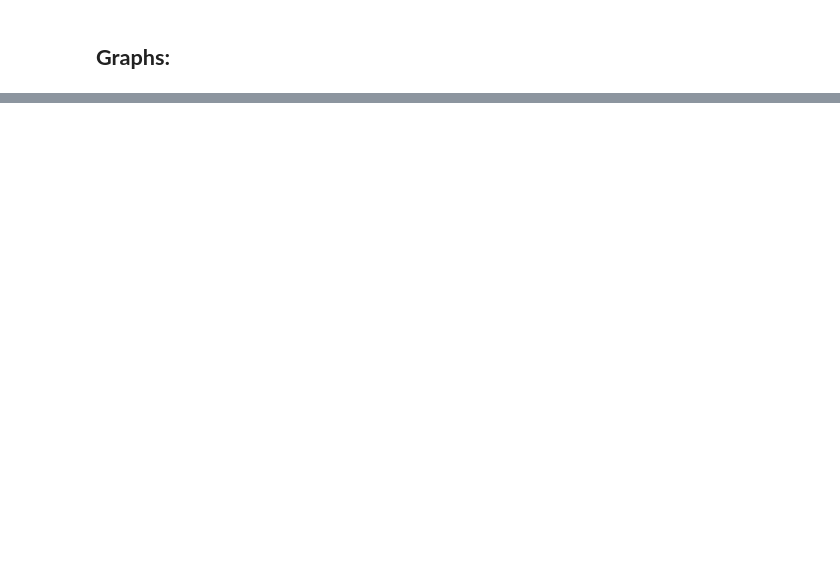
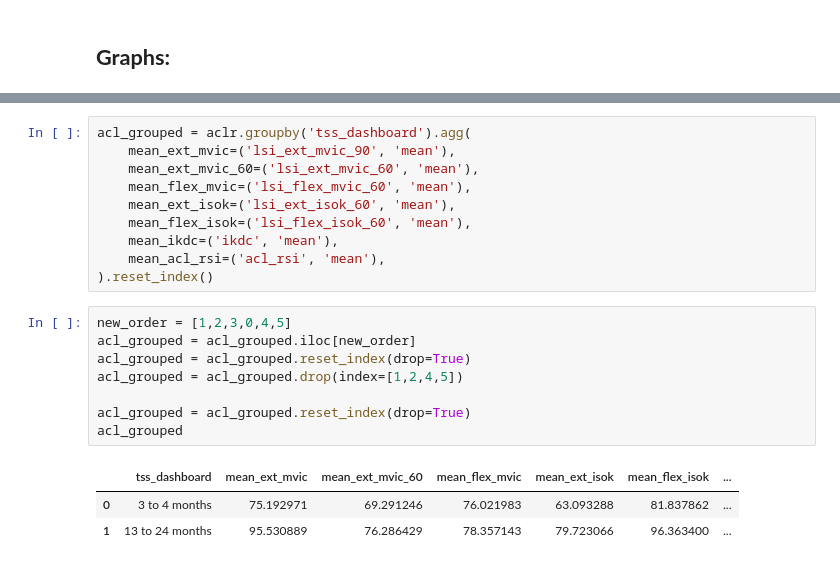
Before and after one commit to yxb8mh/finalproj, a Jupyter notebook: Initial_graphs.ipynb, the cells around one changed output, grey strips where cells are left out. Cells and saved outputs as stored; diff of their text form; blank space fills up the shorter version.

```diff
--- a/Initial_graphs.ipynb
+++ b/Initial_graphs.ipynb
@@ -70,0 +72,22 @@ plt.show()
+# %%
+acl_grouped = aclr.groupby('tss_dashboard').agg(
+    mean_ext_mvic=('lsi_ext_mvic_90', 'mean'),
+    mean_ext_mvic_60=('lsi_ext_mvic_60', 'mean'),
+    mean_flex_mvic=('lsi_flex_mvic_60', 'mean'),
+    mean_ext_isok=('lsi_ext_isok_60', 'mean'),
+    mean_flex_isok=('lsi_flex_isok_60', 'mean'),
+    mean_ikdc=('ikdc', 'mean'),
+    mean_acl_rsi=('acl_rsi', 'mean'),
+).reset_index()
+# %%
+new_order = [1,2,3,0,4,5]
+acl_grouped = acl_grouped.iloc[new_order]
+acl_grouped = acl_grouped.reset_index(drop=True)
+acl_grouped = acl_grouped.drop(index=[1,2,4,5])
+
+acl_grouped = acl_grouped.reset_index(drop=True)
+acl_grouped
+# %% [output]
+|  | tss_dashboard | mean_ext_mvic | mean_ext_mvic_60 | mean_flex_mvic | mean_ext_isok | mean_flex_isok | ... |
+| 0 | 3 to 4 months | 75.192971 | 69.291246 | 76.021983 | 63.093288 | 81.837862 | ... |
+| 1 | 13 to 24 months | 95.530889 | 76.286429 | 78.357143 | 79.723066 | 96.363400 | ... |
```
Also changed, not shown: parts of 4 cells of this notebook.
